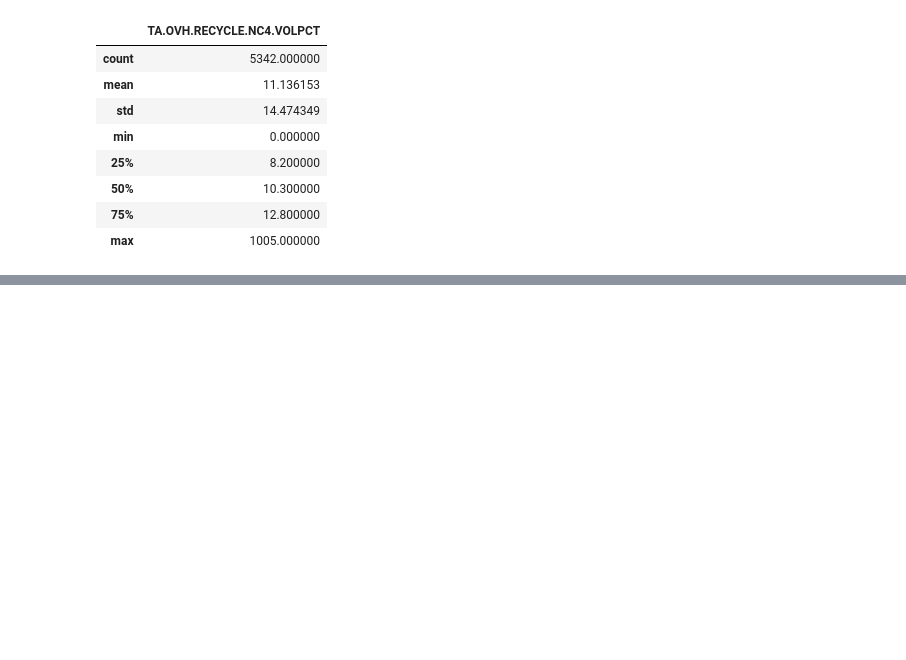
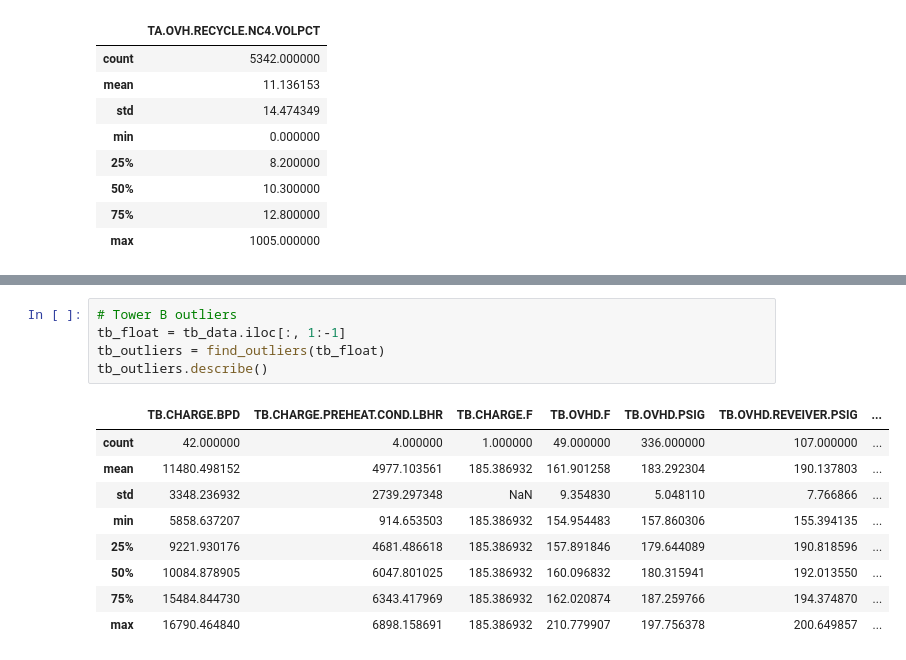
Before and after one commit to Jarney903/Red-ProjectHub, a Jupyter notebook: ETL/clean_data_function.ipynb, the cells around one changed output, grey strips where cells are left out. Cells and saved outputs as stored; diff of their text form; blank space fills up the shorter version.

```diff
--- a/ETL/clean_data_function.ipynb
+++ b/ETL/clean_data_function.ipynb
@@ -143,0 +215,15 @@ tc_data.describe()
+# %%
+# Tower B outliers
+tb_float = tb_data.iloc[:, 1:-1]
+tb_outliers = find_outliers(tb_float)
+tb_outliers.describe()
+# %% [output]
+|  | TB.CHARGE.BPD | TB.CHARGE.PREHEAT.COND.LBHR | TB.CHARGE.F | TB.OVHD.F | TB.OVHD.PSIG | TB.OVHD.REVEIVER.PSIG | ... |
+| count | 42.000000 | 4.000000 | 1.000000 | 49.000000 | 336.000000 | 107.000000 | ... |
+| mean | 11480.498152 | 4977.103561 | 185.386932 | 161.901258 | 183.292304 | 190.137803 | ... |
+| std | 3348.236932 | 2739.297348 | NaN | 9.354830 | 5.048110 | 7.766866 | ... |
+| min | 5858.637207 | 914.653503 | 185.386932 | 154.954483 | 157.860306 | 155.394135 | ... |
+| 25% | 9221.930176 | 4681.486618 | 185.386932 | 157.891846 | 179.644089 | 190.818596 | ... |
+| 50% | 10084.878905 | 6047.801025 | 185.386932 | 160.096832 | 180.315941 | 192.013550 | ... |
+| 75% | 15484.844730 | 6343.417969 | 185.386932 | 162.020874 | 187.259766 | 194.374870 | ... |
+| max | 16790.464840 | 6898.158691 | 185.386932 | 210.779907 | 197.756378 | 200.649857 | ... |
```
Also changed, not shown: parts of 9 cells of this notebook.
